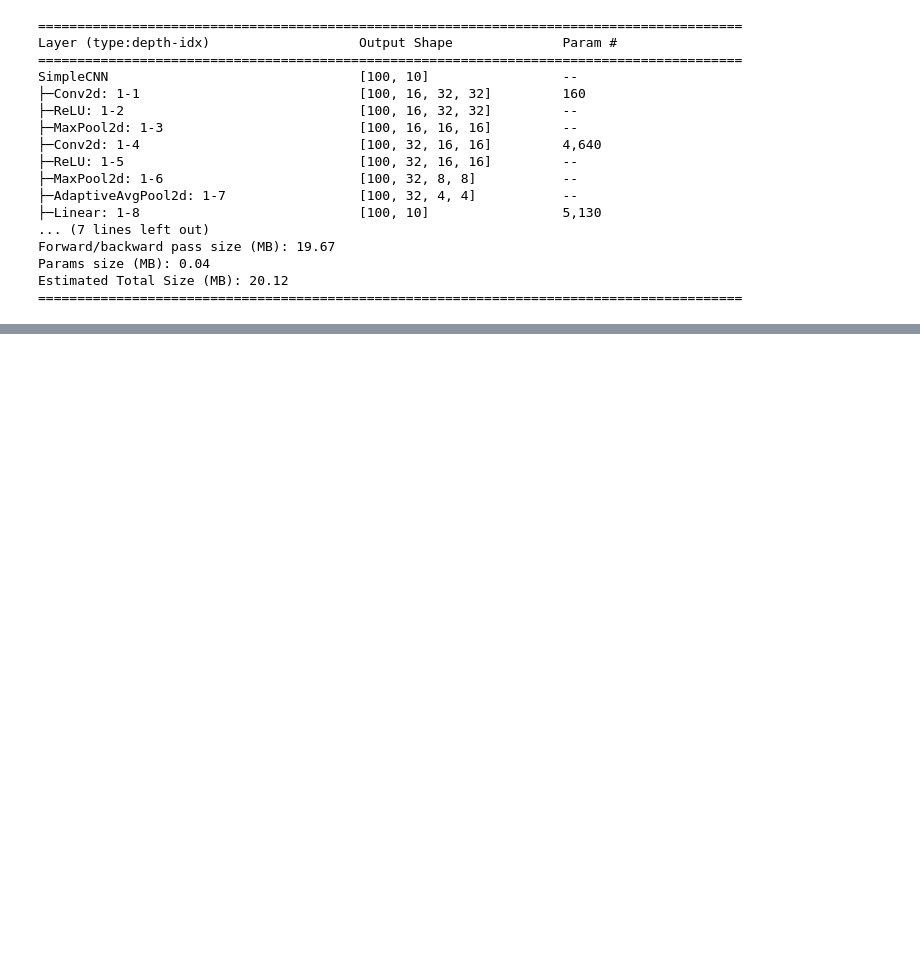
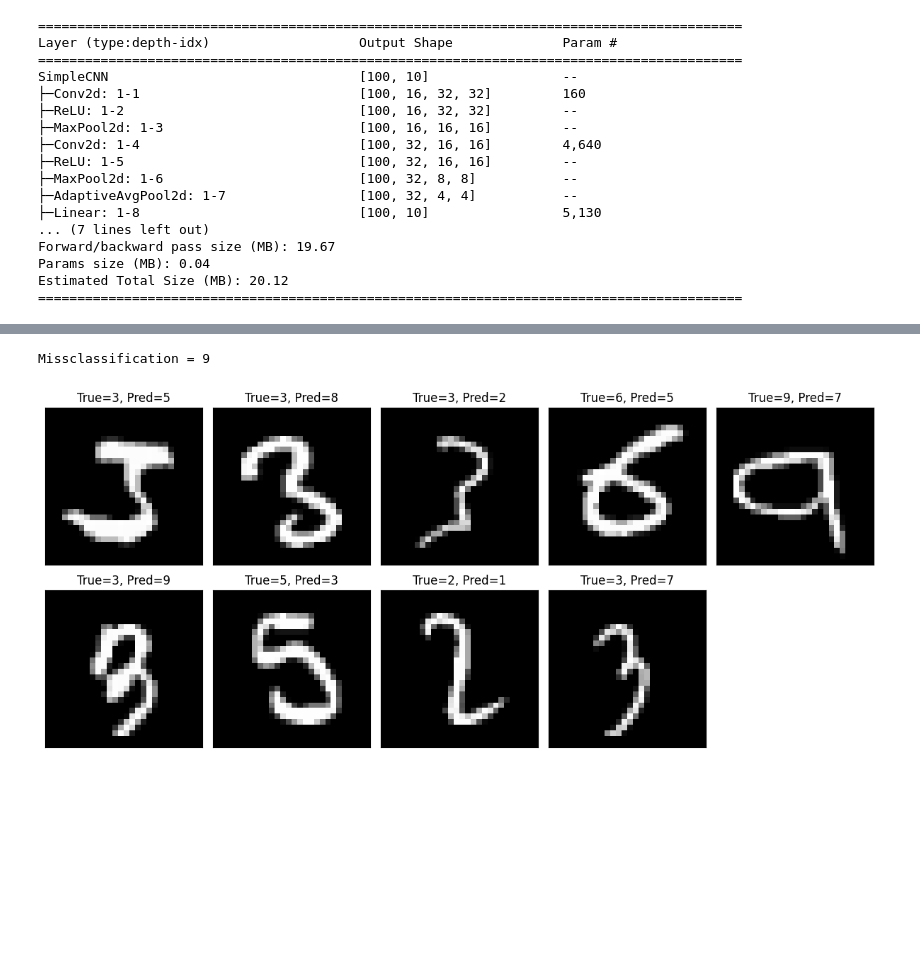
Before and after one commit to warisa-cmu/ml-training-2025-pytorch, a Jupyter notebook: src/T03_cnn/S01_cnn.ipynb, the cells around one changed output, grey strips where cells are left out. Saved outputs shown, nothing was run; the diff lists cells and outputs as text; code cells hidden in the pictures; blank space fills up the shorter version.

```diff
--- a/src/T03_cnn/S01_cnn.ipynb
+++ b/src/T03_cnn/S01_cnn.ipynb
@@ -52,7 +52,9 @@ class SimpleCNN(nn.Module):
         self.relu = nn.ReLU()
         self.adaptive_pool = nn.AdaptiveAvgPool2d((4, 4))
         # Fully connected layer
-        self.fc1 = nn.Linear(32 * 4 * 4, num_classes)  # Adjust input size depending on image size!
+        self.fc1 = nn.Linear(
+            32 * 4 * 4, num_classes
+        )  # Adjust input size depending on image size!
 
     def forward(self, X):
         # 1st Conv + Activation + Pooling
@@ -71,6 +73,7 @@ class SimpleCNN(nn.Module):
         X = self.fc1(X)
         return X
 
+
 model = SimpleCNN(num_classes=10)
 optimizer = torch.optim.Adam(model.parameters(), lr=0.001)
 scheduler = torch.optim.lr_scheduler.ReduceLROnPlateau(optimizer, "min", patience=5)
@@ -78,6 +81,6 @@ loss_fn = nn.CrossEntropyLoss()
 
 
 # Test
-X = torch.randn(10,1, 28,28)
+X = torch.randn(10, 1, 28, 28)
 model(X)
 # %% [output]
@@ -226,0 +253,7 @@ ds_test[0]
+# %%
+model.eval()
+with torch.no_grad():
+    X_test, Y_test = ds_test[:]
+    test_pred = model(X_test)
+    final_loss = loss_fn(test_pred, Y_test.view(-1))
+    print(f"Test loss: {final_loss:.4f}")
@@ -226,0 +262,4 @@ ds_test[0]
+# %%
+metrices, Y_pred_labels, Y_true_labels = calc_metrices(
+    logits=test_pred, labels=Y_test.view(-1), isPrint=True
+)
@@ -226,0 +283,28 @@ ds_test[0]
+# %%
+# Find misclassification
+loc = Y_pred_labels != Y_true_labels
+print(f"Missclassification = {loc.sum()}")
+# %% [output]
+Missclassification = 9
+# %%
+import matplotlib.pyplot as plt
+import itertools
+
+fig, axes2D = plt.subplots(3, 5, figsize=(12, 8))
+axes = list(itertools.chain.from_iterable(axes2D))  # Flatten 2D list
+X_test_miss, _ = ds_test[loc]
+Y_test_miss = Y_true_labels[loc]
+Y_pred_miss = Y_pred_labels[loc]
+for idx, ax in enumerate(axes):
+    if (idx < loc.sum()):
+        ax.imshow(X_test_miss[idx].view(28, 28), cmap="gray")
+        ax.set_title(f"True={Y_test_miss[idx]}, Pred={Y_pred_miss[idx]}")
+    else:
+        ax.axis('off')  # Hide unused axes
+    ax.set_xticks([])
+    ax.set_yticks([])
+
+fig.tight_layout()
+plt.show()
+# %% [output]
+[figure, added]
```
Also changed, not shown: parts of 9 cells of this notebook, 4 other files.
